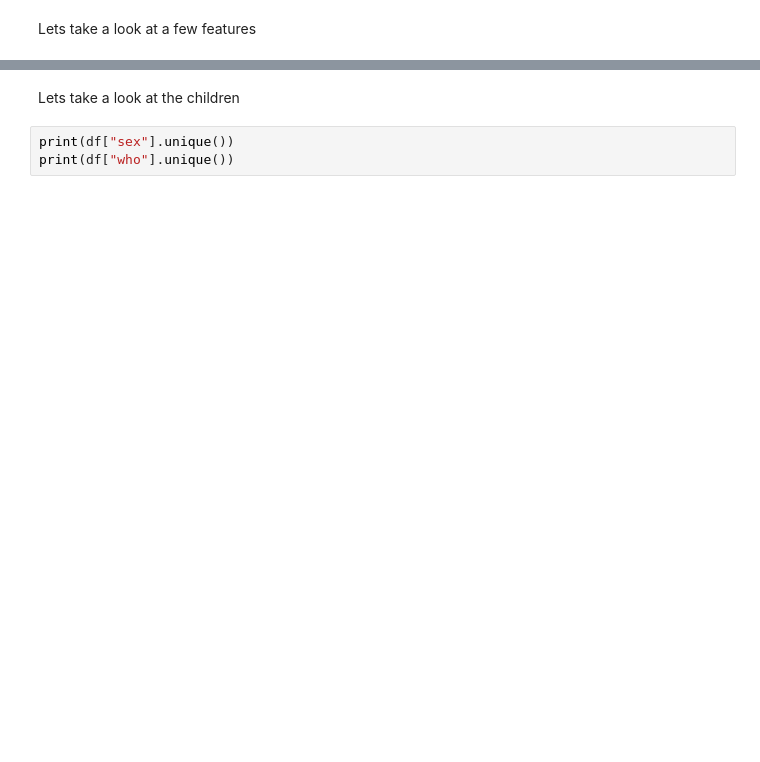
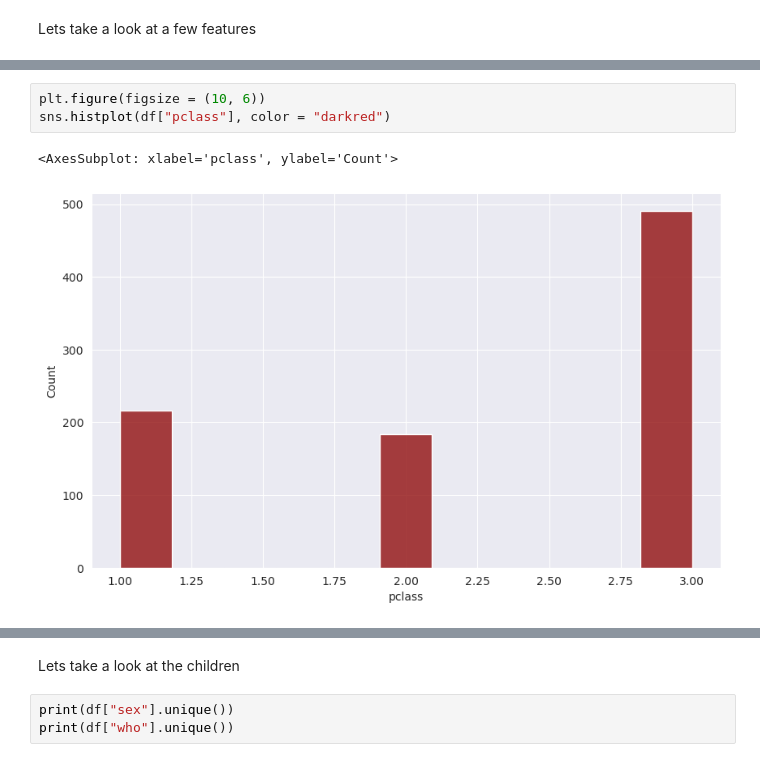
Before and after one commit to mhussen2/Mr-Powers-CPP, a Jupyter notebook: classNotes/Lecture 20 - Regression/20.2 Logistic Regression/Logistic_Regression_Notebook.ipynb, the cells around one changed output, grey strips where cells are left out. Cells and saved outputs as stored; diff of their text form; blank space fills up the shorter version.

```diff
--- a/classNotes/Lecture 20 - Regression/20.2 Logistic Regression/Logistic_Regression_Notebook.ipynb
+++ b/classNotes/Lecture 20 - Regression/20.2 Logistic Regression/Logistic_Regression_Notebook.ipynb
@@ -39,3 +70,9 @@ sns.distplot(df["fare"], color = "darkred")
+# %%
+plt.figure(figsize = (10, 6))
+sns.histplot(df["pclass"], color = "darkred")
+# %% [output]
+<AxesSubplot: xlabel='pclass', ylabel='Count'>
+[figure, added]
 # %%
 plt.figure(figsize = (10, 6))
 sns.histplot(df["who"], color = "darkred")
```
Also changed, not shown: parts of 60 cells of this notebook, 5 other files.
